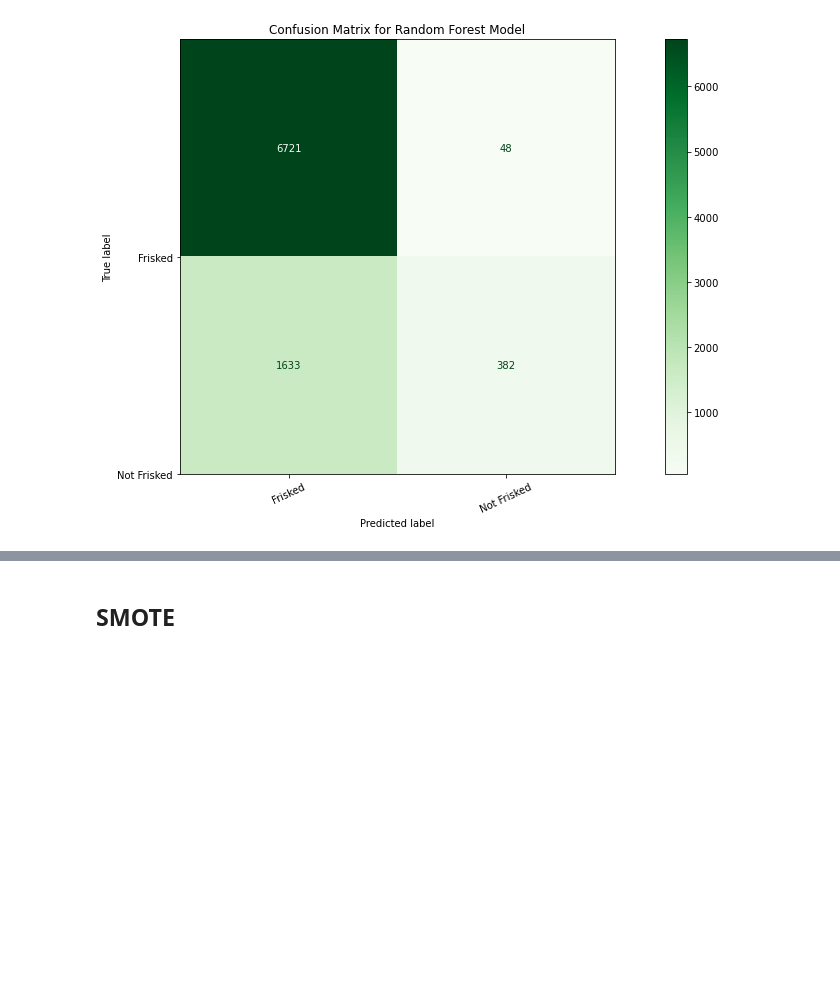
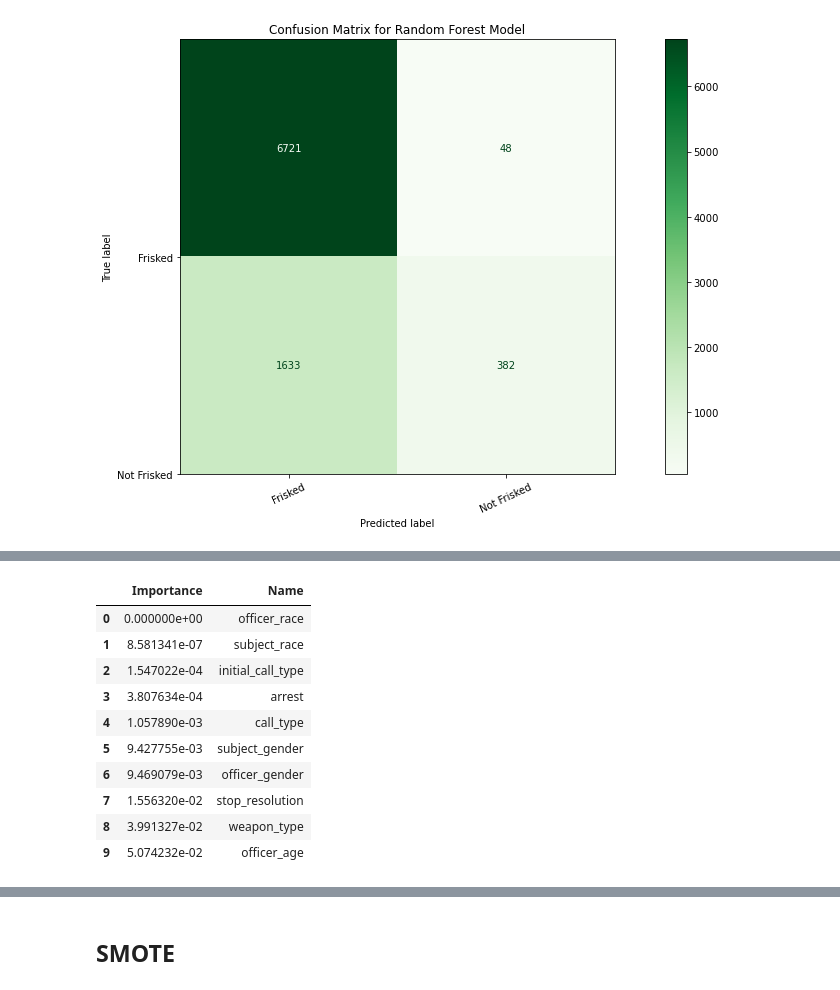
Before and after one commit to letruong711/Terry_Stop_Frisk, a Jupyter notebook: Modeling.ipynb, the cells around one changed output, grey strips where cells are left out. Cells and saved outputs as stored; diff of their text form; code cells hidden in the pictures; blank space fills up the shorter version.

```diff
--- a/Modeling.ipynb
+++ b/Modeling.ipynb
@@ -508,0 +433,17 @@ weighted avg       0.79      0.80      0.79      8784
+# %%
+random_forest_2.feature_importances_
+fj = sorted(list(zip(random_forest_2.feature_importances_, X_train.columns)))
+fj = pd.DataFrame(fj, columns=['Importance', 'Name'], )
+fj
+# %% [output]
+|  | Importance | Name |
+| 0 | 0.000000e+00 | officer_race |
+| 1 | 8.581341e-07 | subject_race |
+| 2 | 1.547022e-04 | initial_call_type |
+| 3 | 3.807634e-04 | arrest |
+| 4 | 1.057890e-03 | call_type |
+| 5 | 9.427755e-03 | subject_gender |
+| 6 | 9.469079e-03 | officer_gender |
+| 7 | 1.556320e-02 | stop_resolution |
+| 8 | 3.991327e-02 | weapon_type |
+| 9 | 5.074232e-02 | officer_age |
```
Also changed, not shown: parts of 26 cells of this notebook, 6 other files.
